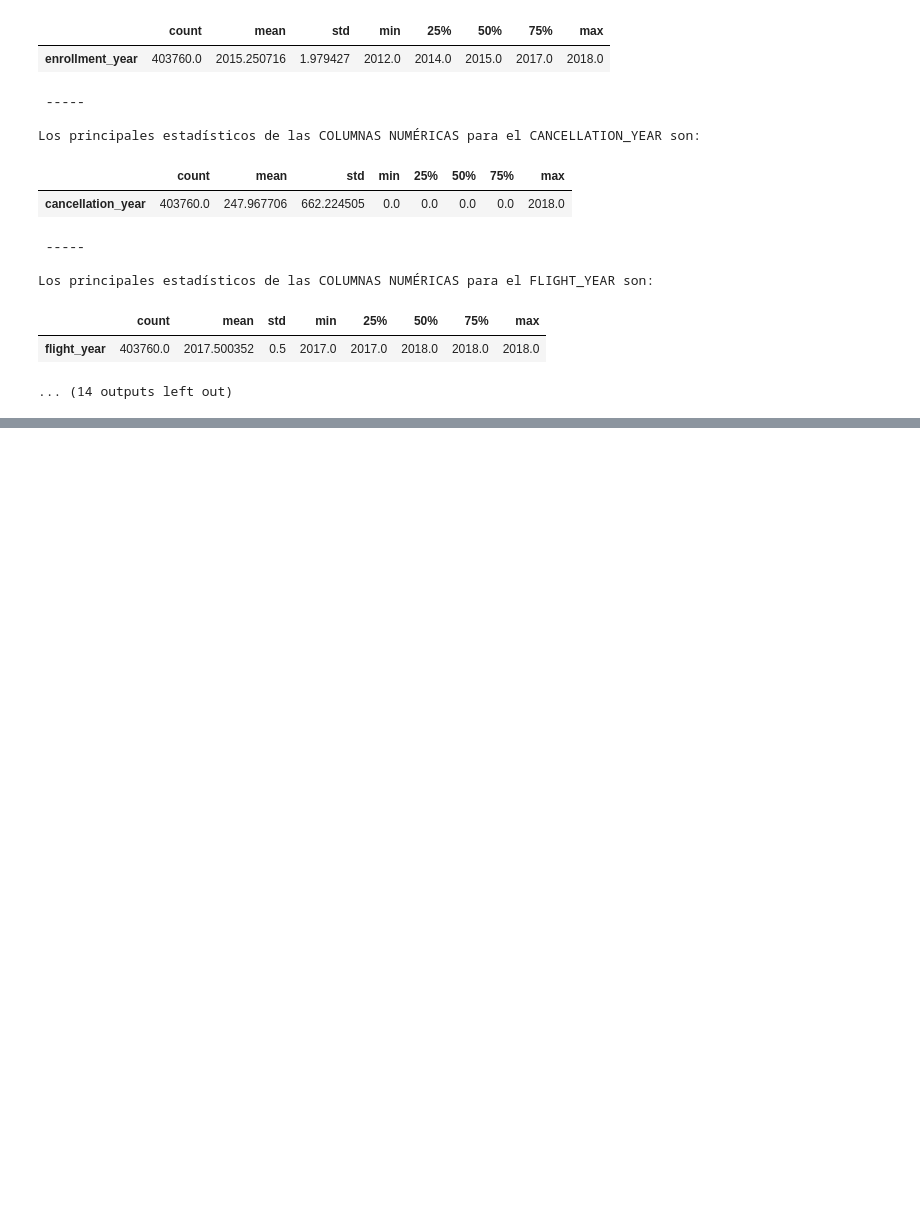
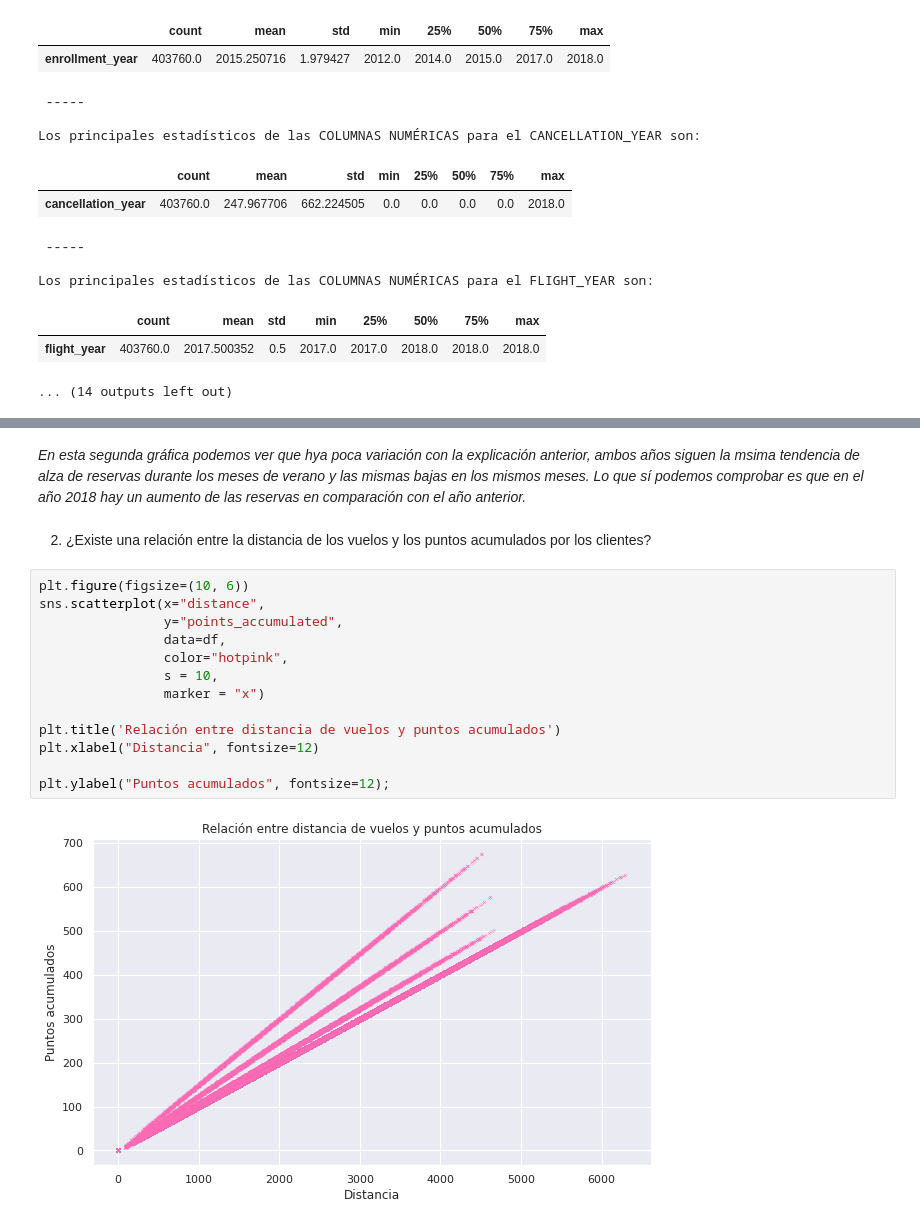
Before and after one commit to Adalab/bda-modulo-3-evaluacion-final-lmoraromero, a Jupyter notebook: evaluacion_final.ipynb, the cells around one changed output, grey strips where cells are left out. Cells and saved outputs as stored; diff of their text form; blank space fills up the shorter version.

```diff
--- a/evaluacion_final.ipynb
+++ b/evaluacion_final.ipynb
@@ -617,0 +825,19 @@ Los principales estadísticos de las COLUMNAS NUMÉRICAS para el FLIGHT_YEAR son
+# %% [markdown]
+*En esta segunda gráfica podemos ver que hya poca variación con la explicación anterior, ambos años siguen la msima tendencia de alza de reservas durante los meses de verano y las mismas bajas en los mismos meses. Lo que sí podemos comprobar es que en el año 2018 hay un aumento de las reservas en comparación con el año anterior.*
+# %% [markdown]
+2. ¿Existe una relación entre la distancia de los vuelos y los puntos acumulados por los clientes?
+# %%
+plt.figure(figsize=(10, 6))
+sns.scatterplot(x="distance",
+                y="points_accumulated",
+                data=df,
+                color="hotpink",
+                s = 10,
+                marker = "x")
+
+plt.title('Relación entre distancia de vuelos y puntos acumulados')
+plt.xlabel("Distancia", fontsize=12)
+
+plt.ylabel("Puntos acumulados", fontsize=12);
+# %% [output]
+[figure, added]
```
Also changed, not shown: parts of 24 cells of this notebook, 1 other file.
